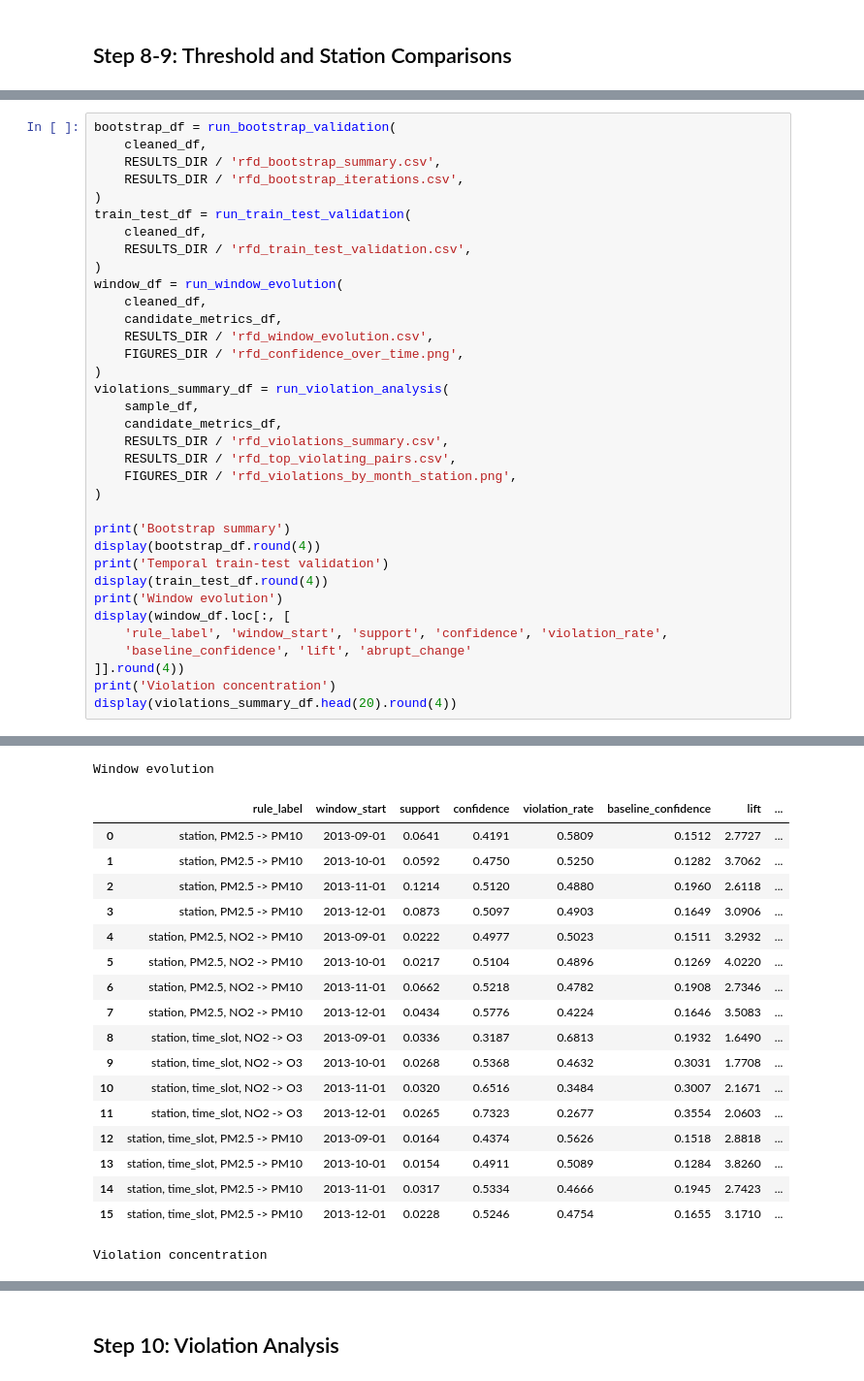
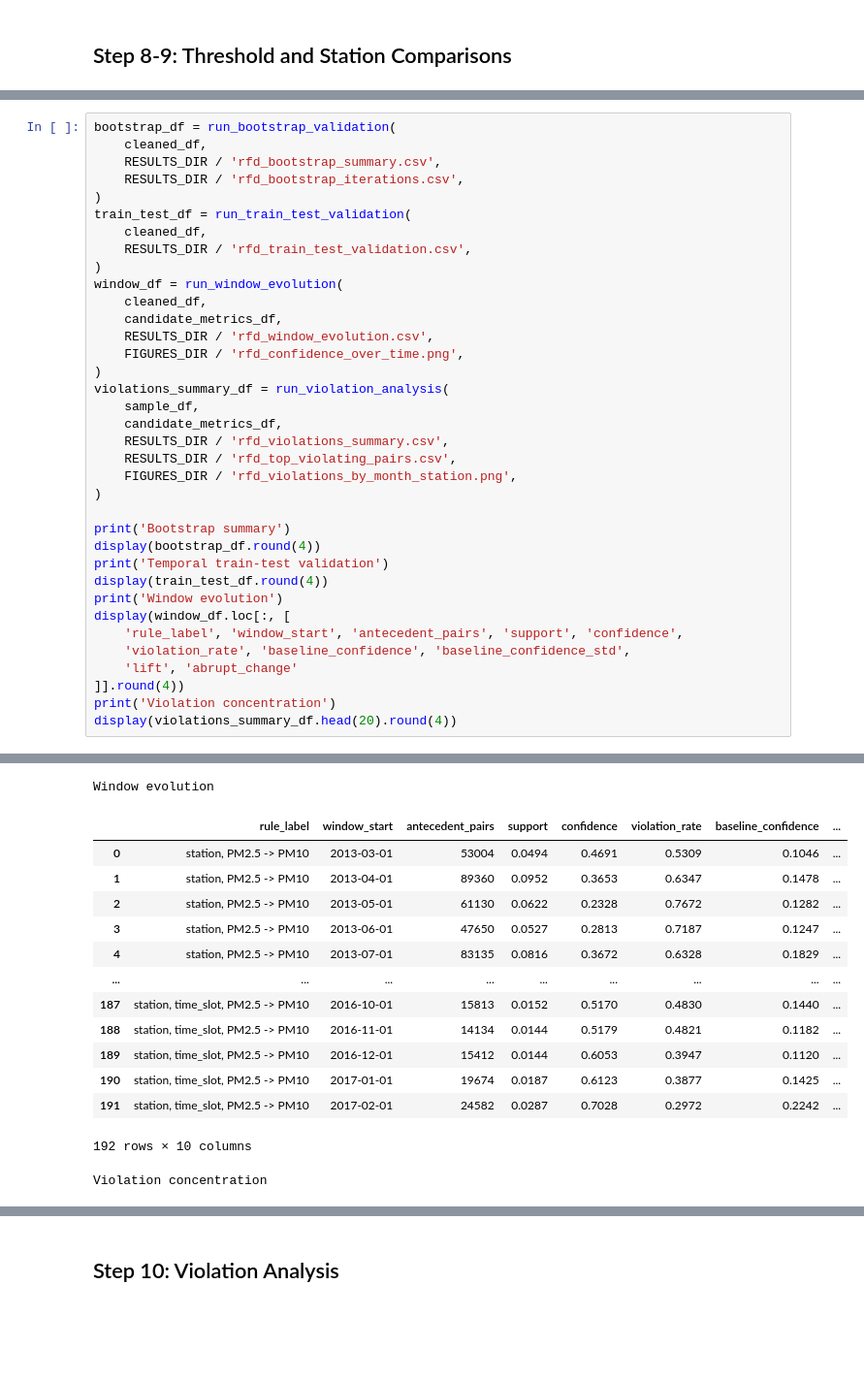
Before and after one commit to matthew-2000/rfd-urban-digital-twin, a Jupyter notebook: notebooks/01_rfd_udt_analysis.ipynb, the cells around one changed output, grey strips where cells are left out. Shown at 97% size. Drawn from its saved outputs; the diff is of its cells as text; blank space fills up the shorter version.

```diff
--- a/notebooks/01_rfd_udt_analysis.ipynb
+++ b/notebooks/01_rfd_udt_analysis.ipynb
@@ -360,8 +360,9 @@ print('Temporal train-test validation')
 display(train_test_df.round(4))
 print('Window evolution')
 display(window_df.loc[:, [
-    'rule_label', 'window_start', 'support', 'confidence', 'violation_rate',
-    'baseline_confidence', 'lift', 'abrupt_change'
+    'rule_label', 'window_start', 'antecedent_pairs', 'support', 'confidence',
+    'violation_rate', 'baseline_confidence', 'baseline_confidence_std',
+    'lift', 'abrupt_change'
 ]].round(4))
 print('Violation concentration')
 display(violations_summary_df.head(20).round(4))
@@ -387,20 +388,16 @@ Temporal train-test validation
 Window evolution
-|  | rule_label | window_start | support | confidence | violation_rate | baseline_confidence | lift | ... |
-| 0 | station, PM2.5 -> PM10 | 2013-09-01 | 0.0641 | 0.4191 | 0.5809 | 0.1512 | 2.7727 | ... |
-| 1 | station, PM2.5 -> PM10 | 2013-10-01 | 0.0592 | 0.4750 | 0.5250 | 0.1282 | 3.7062 | ... |
-| 2 | station, PM2.5 -> PM10 | 2013-11-01 | 0.1214 | 0.5120 | 0.4880 | 0.1960 | 2.6118 | ... |
-| 3 | station, PM2.5 -> PM10 | 2013-12-01 | 0.0873 | 0.5097 | 0.4903 | 0.1649 | 3.0906 | ... |
-| 4 | station, PM2.5, NO2 -> PM10 | 2013-09-01 | 0.0222 | 0.4977 | 0.5023 | 0.1511 | 3.2932 | ... |
-| 5 | station, PM2.5, NO2 -> PM10 | 2013-10-01 | 0.0217 | 0.5104 | 0.4896 | 0.1269 | 4.0220 | ... |
-| 6 | station, PM2.5, NO2 -> PM10 | 2013-11-01 | 0.0662 | 0.5218 | 0.4782 | 0.1908 | 2.7346 | ... |
-| 7 | station, PM2.5, NO2 -> PM10 | 2013-12-01 | 0.0434 | 0.5776 | 0.4224 | 0.1646 | 3.5083 | ... |
-| 8 | station, time_slot, NO2 -> O3 | 2013-09-01 | 0.0336 | 0.3187 | 0.6813 | 0.1932 | 1.6490 | ... |
-| 9 | station, time_slot, NO2 -> O3 | 2013-10-01 | 0.0268 | 0.5368 | 0.4632 | 0.3031 | 1.7708 | ... |
-| 10 | station, time_slot, NO2 -> O3 | 2013-11-01 | 0.0320 | 0.6516 | 0.3484 | 0.3007 | 2.1671 | ... |
-| 11 | station, time_slot, NO2 -> O3 | 2013-12-01 | 0.0265 | 0.7323 | 0.2677 | 0.3554 | 2.0603 | ... |
-| 12 | station, time_slot, PM2.5 -> PM10 | 2013-09-01 | 0.0164 | 0.4374 | 0.5626 | 0.1518 | 2.8818 | ... |
-| 13 | station, time_slot, PM2.5 -> PM10 | 2013-10-01 | 0.0154 | 0.4911 | 0.5089 | 0.1284 | 3.8260 | ... |
-| 14 | station, time_slot, PM2.5 -> PM10 | 2013-11-01 | 0.0317 | 0.5334 | 0.4666 | 0.1945 | 2.7423 | ... |
-| 15 | station, time_slot, PM2.5 -> PM10 | 2013-12-01 | 0.0228 | 0.5246 | 0.4754 | 0.1655 | 3.1710 | ... |
+|  | rule_label | window_start | antecedent_pairs | support | confidence | violation_rate | baseline_confidence | ... |
+| 0 | station, PM2.5 -> PM10 | 2013-03-01 | 53004 | 0.0494 | 0.4691 | 0.5309 | 0.1046 | ... |
+| 1 | station, PM2.5 -> PM10 | 2013-04-01 | 89360 | 0.0952 | 0.3653 | 0.6347 | 0.1478 | ... |
+| 2 | station, PM2.5 -> PM10 | 2013-05-01 | 61130 | 0.0622 | 0.2328 | 0.7672 | 0.1282 | ... |
+| 3 | station, PM2.5 -> PM10 | 2013-06-01 | 47650 | 0.0527 | 0.2813 | 0.7187 | 0.1247 | ... |
+| 4 | station, PM2.5 -> PM10 | 2013-07-01 | 83135 | 0.0816 | 0.3672 | 0.6328 | 0.1829 | ... |
+| ... | ... | ... | ... | ... | ... | ... | ... | ... |
+| 187 | station, time_slot, PM2.5 -> PM10 | 2016-10-01 | 15813 | 0.0152 | 0.5170 | 0.4830 | 0.1440 | ... |
+| 188 | station, time_slot, PM2.5 -> PM10 | 2016-11-01 | 14134 | 0.0144 | 0.5179 | 0.4821 | 0.1182 | ... |
+| 189 | station, time_slot, PM2.5 -> PM10 | 2016-12-01 | 15412 | 0.0144 | 0.6053 | 0.3947 | 0.1120 | ... |
+| 190 | station, time_slot, PM2.5 -> PM10 | 2017-01-01 | 19674 | 0.0187 | 0.6123 | 0.3877 | 0.1425 | ... |
+| 191 | station, time_slot, PM2.5 -> PM10 | 2017-02-01 | 24582 | 0.0287 | 0.7028 | 0.2972 | 0.2242 | ... |
-Violation concentration
+192 rows × 10 columns
+Violation concentration
 |  | rule_label | station | month | time_slot | violation_pairs | mean_rhs_abs_diff | max_rhs_abs_diff | ... |
```
Also changed, not shown: parts of 8 cells of this notebook, 36 other files.
